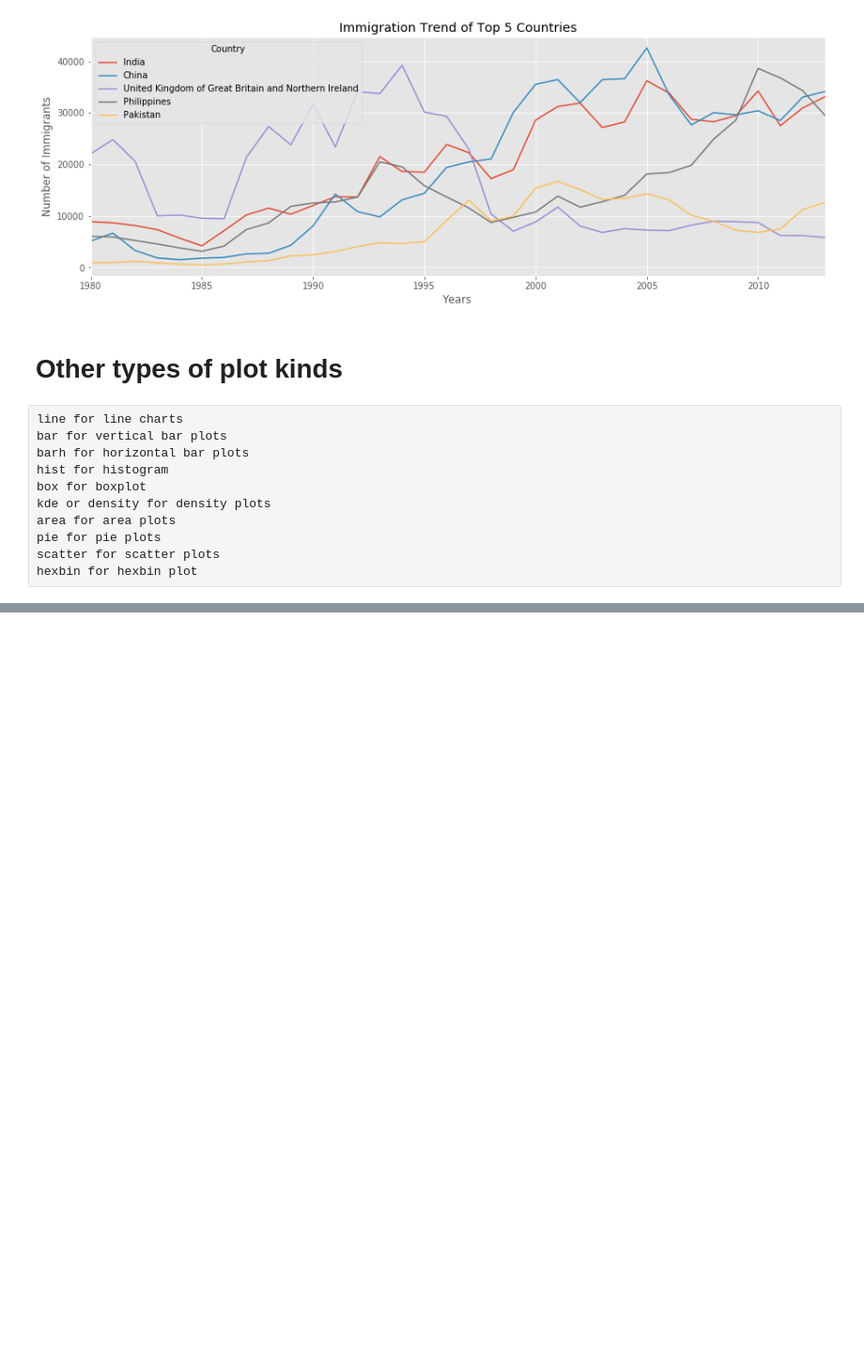
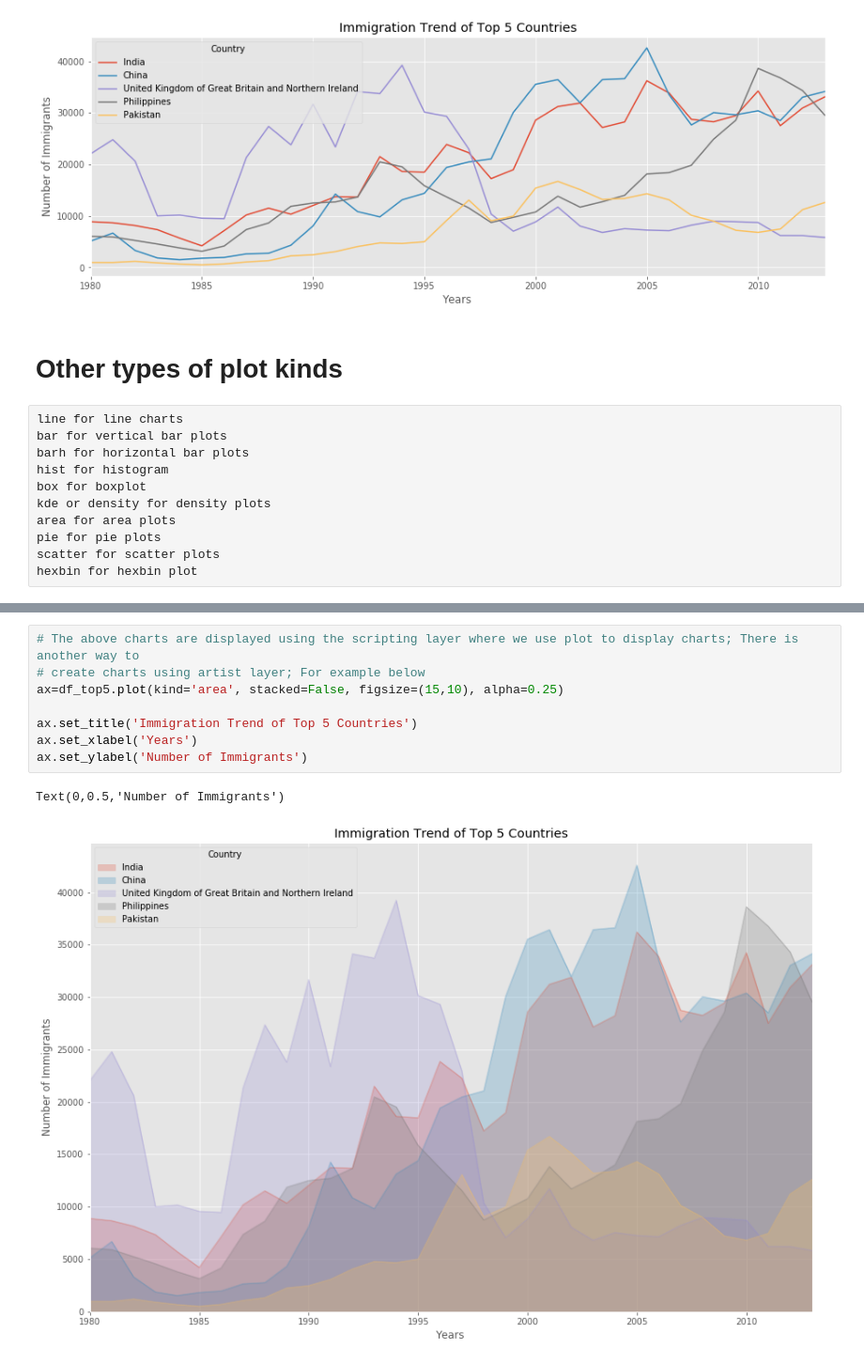
Before and after one commit to baliyanvinay/Python-Basics, a Jupyter notebook: matplotlib-Migration data to Canda.ipynb, the cells around one changed output, grey strips where cells are left out. Shown at 94% size. Saved outputs shown, nothing was run; the diff lists cells and outputs as text; blank space fills up the shorter version.

```diff
--- a/matplotlib-Migration data to Canda.ipynb
+++ b/matplotlib-Migration data to Canda.ipynb
@@ -592,0 +729,11 @@ hexbin for hexbin plot
+# %%
+# The above charts are displayed using the scripting layer where we use plot to display charts; There is another way to
+# create charts using artist layer; For example below
+ax=df_top5.plot(kind='area', stacked=False, figsize=(15,10), alpha=0.25)
+
+ax.set_title('Immigration Trend of Top 5 Countries')
+ax.set_xlabel('Years')
+ax.set_ylabel('Number of Immigrants')
+# %% [output]
+Text(0,0.5,'Number of Immigrants')
+[figure, added]
```
Also changed, not shown: parts of 52 cells of this notebook.
